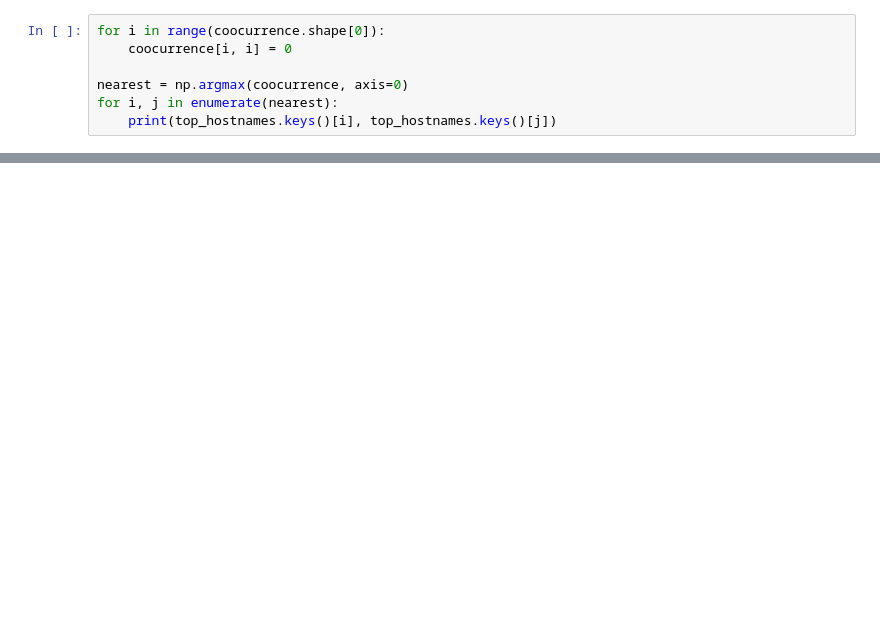
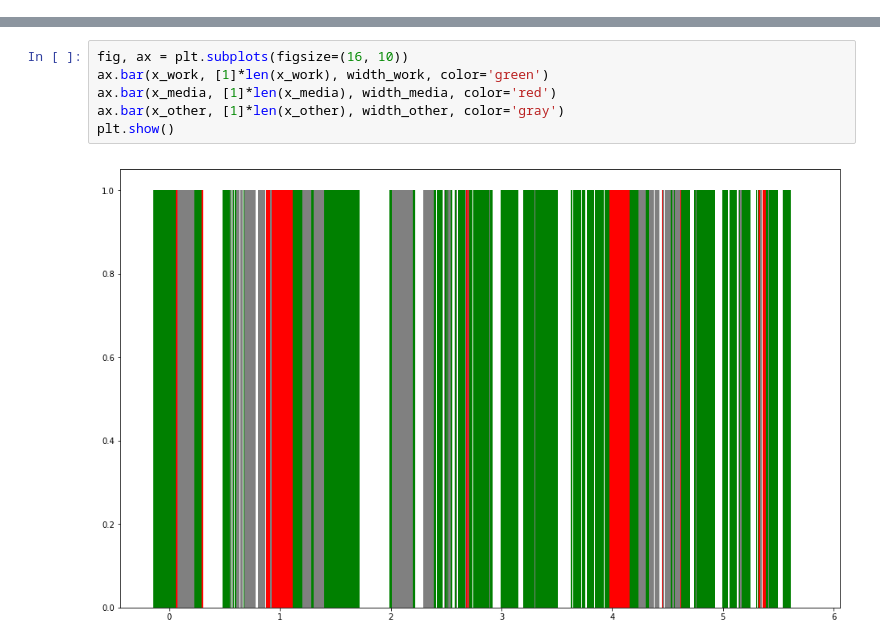
Before and after one commit to chrisdats/TJ-habit-bot, a Jupyter notebook: data_analysis/analysis.ipynb, the cells around one changed output, grey strips where cells are left out. Saved outputs shown, nothing was run; the diff lists cells and outputs as text; blank space fills up the shorter version.

```diff
--- a/data_analysis/analysis.ipynb
+++ b/data_analysis/analysis.ipynb
@@ -142,7 +130,0 @@ plt.show()
-# %%
-for i in range(coocurrence.shape[0]):
-    coocurrence[i, i] = 0
-
-nearest = np.argmax(coocurrence, axis=0)
-for i, j in enumerate(nearest):
-    print(top_hostnames.keys()[i], top_hostnames.keys()[j])
@@ -164,0 +172,8 @@ pymotw.com www.youtube.com
+# %%
+fig, ax = plt.subplots(figsize=(16, 10))
+ax.bar(x_work, [1]*len(x_work), width_work, color='green')
+ax.bar(x_media, [1]*len(x_media), width_media, color='red')
+ax.bar(x_other, [1]*len(x_other), width_other, color='gray')
+plt.show()
+# %% [output]
+[figure, added]
```
Also changed, not shown: parts of 14 cells of this notebook, 2 other files.
